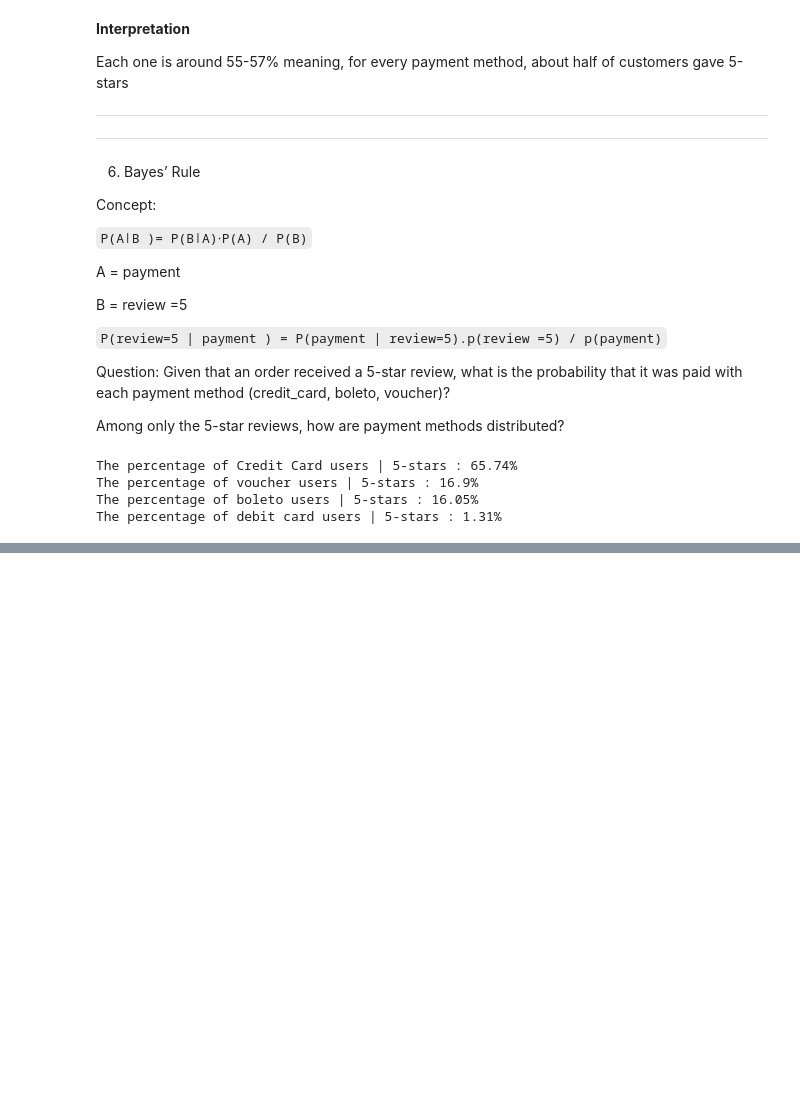
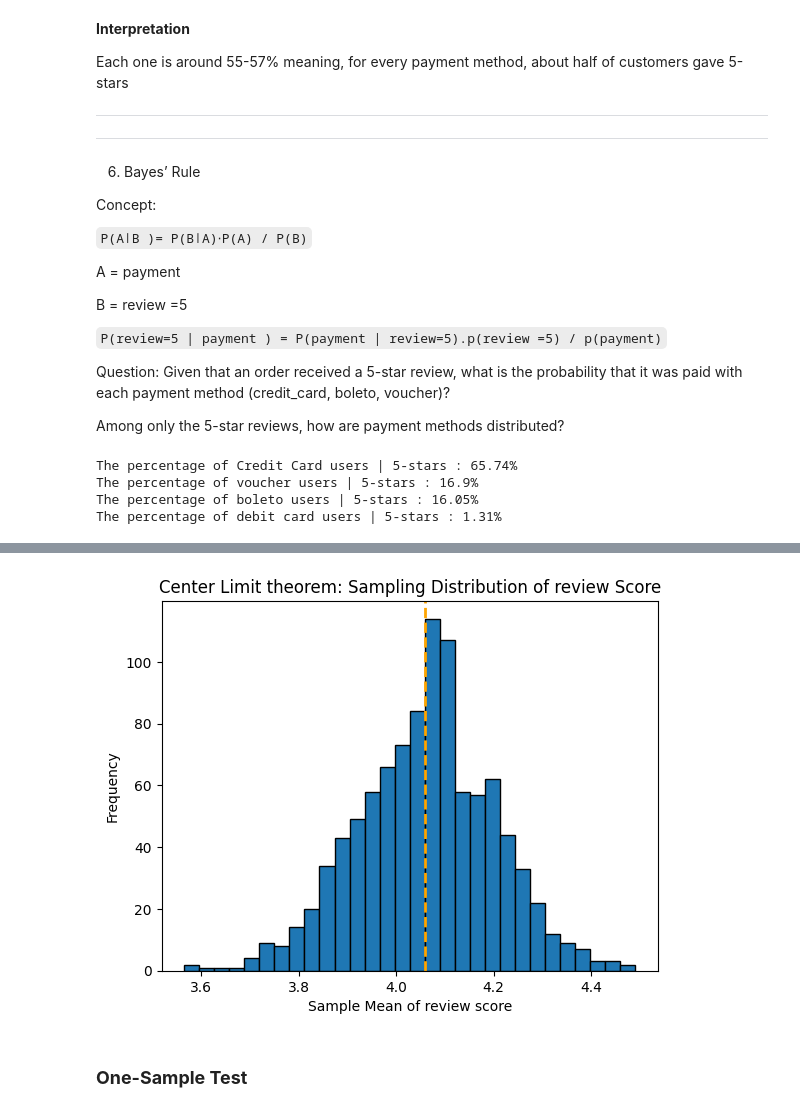
Before and after one commit to Cunyie08/Module-2, a Jupyter notebook: probability/my_code_book_probabilty.ipynb, the cells around one changed output, grey strips where cells are left out. Saved outputs shown, nothing was run; the diff lists cells and outputs as text; code cells hidden in the pictures; blank space fills up the shorter version.

```diff
--- a/probability/my_code_book_probabilty.ipynb
+++ b/probability/my_code_book_probabilty.ipynb
@@ -813,0 +887,7 @@ The percentage of debit card users | 5-stars : 1.31%
+# %%
+# Convert the datetime columns to pandas datetime
+orders_payments_reviews['order_purchase_timestamp_x']= pd.to_datetime(orders_payments_reviews['order_purchase_timestamp_x'])
+orders_payments_reviews['order_delivered_customer_date_x']= pd.to_datetime(orders_payments_reviews['order_delivered_customer_date_x'])
+# %%
+# Calculate delivery time in days (extract days)
+orders_payments_reviews['delivery_time_days'] = (orders_payments_reviews['order_delivered_customer_date_x'] - orders_payments_reviews['order_purchase_timestamp_x'])
@@ -813,0 +986,17 @@ The percentage of debit card users | 5-stars : 1.31%
+# %%
+# import numpy as np
+
+# Draw increasing sample sizes and track their means
+sample_sizes =[10, 50, 100, 500, 1000, 5000]
+sample_means = []
+
+for n in sample_sizes:
+    sample = orders_payments_reviews['payment_value_y'].sample(n, random_state=234)
+    sample_means.append(sample.mean())
+
+
+# Display the results
+for n, mean in zip(sample_sizes, sample_means):
+    print(f'Sample size= {n}, Sample mean={round(mean,2)}')
+
+print('Population mean (true):', round(pop_mean_payment, 2))
@@ -813,0 +1050,23 @@ The percentage of debit card users | 5-stars : 1.31%
+# %%
+import numpy as np
+# lets collect 100 samples of review_scores, take the mean. Repeat the same process a thousand times.
+# Then take all the 1000 means use it to plot a histogram and lets see what the shape or distribution would look like.
+
+# collect the samples
+sample_means = []
+for i in range(1000): #repeat 1000 times
+    sample = orders_payments_reviews['review_score'].sample(100, replace=True)
+    sample_means.append(sample.mean())
+
+
+# Plotting the samling distribution
+plt.hist(sample_means, bins=30, edgecolor='black')
+plt.axvline(np.mean(sample_means), color='orange', linestyle='dashed', linewidth=2)
+plt.title('Center Limit theorem: Sampling Distribution of review Score')
+plt.xlabel('Sample Mean of review score')
+plt.ylabel('Frequency')
+plt.show()
+# %% [output]
+[figure, added]
+# %% [markdown]
+### **One-Sample Test**
```
Also changed, not shown: parts of 51 cells of this notebook, 2 other files.
